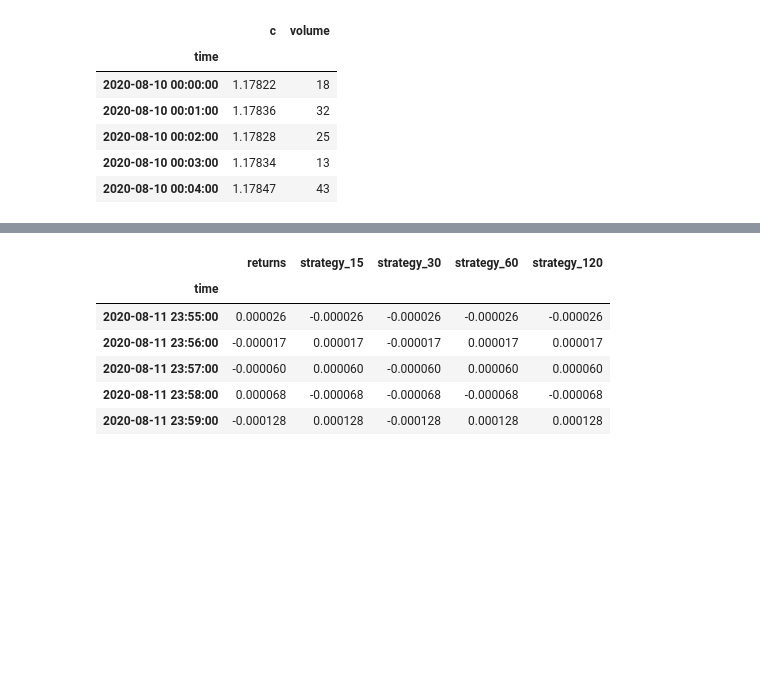
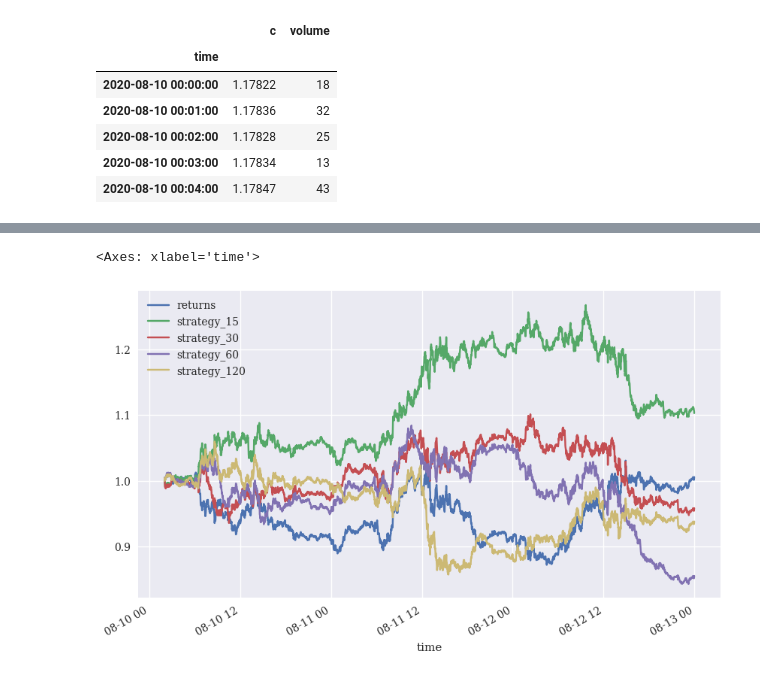
Before and after one commit to monchan-new/pyalgo-project, a Jupyter notebook: src/8.2.ipynb, the cells around one changed output, grey strips where cells are left out. Saved outputs shown, nothing was run; the diff lists cells and outputs as text; code cells hidden in the pictures; blank space fills up the shorter version.

```diff
--- a/src/8.2.ipynb
+++ b/src/8.2.ipynb
@@ -115,10 +115,5 @@ data[strats].dropna().cumsum(
 # %%
-data[strats].tail()
+data[strats].dropna().cumsum().apply(lambda x: x * 20).apply(np.exp).plot(figsize=(10,6))
 # %% [output]
-|  | returns | strategy_15 | strategy_30 | strategy_60 | strategy_120 |
-| time |  |  |  |  |  |
-| 2020-08-11 23:55:00 | 0.000026 | -0.000026 | -0.000026 | -0.000026 | -0.000026 |
-| 2020-08-11 23:56:00 | -0.000017 | 0.000017 | -0.000017 | 0.000017 | 0.000017 |
-| 2020-08-11 23:57:00 | -0.000060 | 0.000060 | -0.000060 | 0.000060 | 0.000060 |
-| 2020-08-11 23:58:00 | 0.000068 | -0.000068 | -0.000068 | -0.000068 | -0.000068 |
-| 2020-08-11 23:59:00 | -0.000128 | 0.000128 | -0.000128 | 0.000128 | 0.000128 |
+<Axes: xlabel='time'>
+[figure, added]
```
Also changed, not shown: parts of 12 cells of this notebook, 8 other files.
